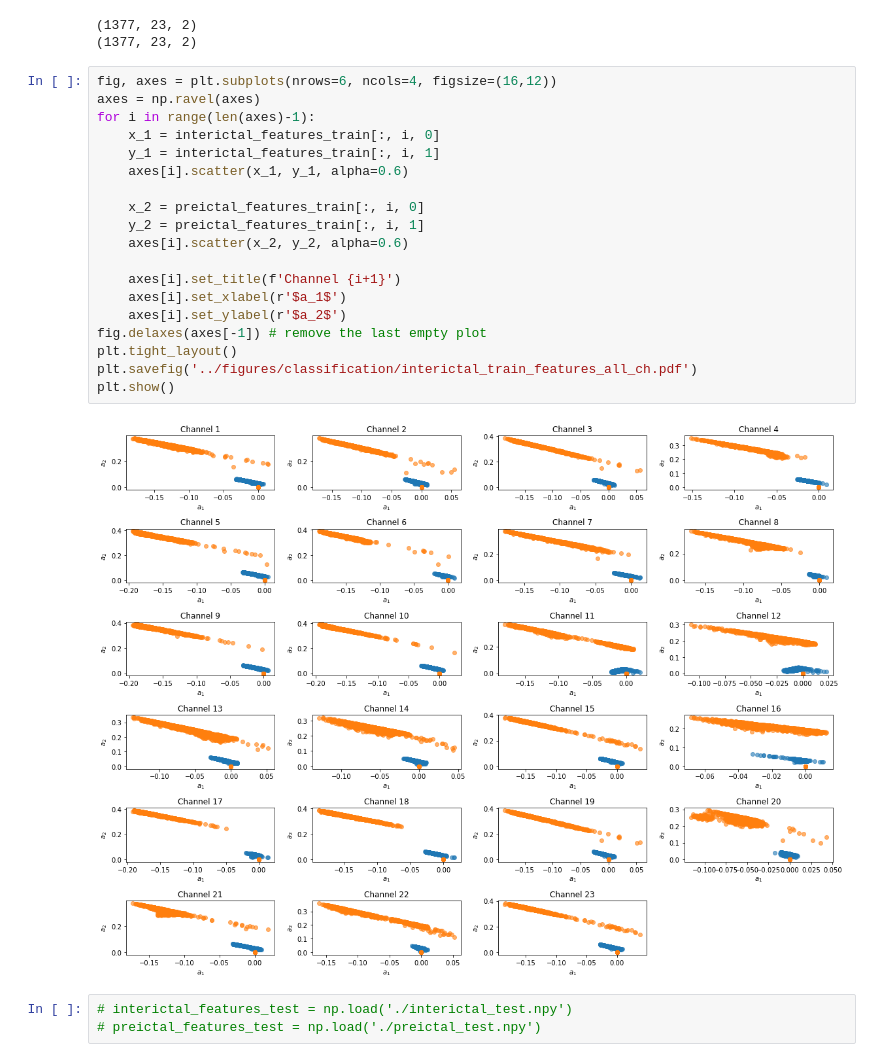
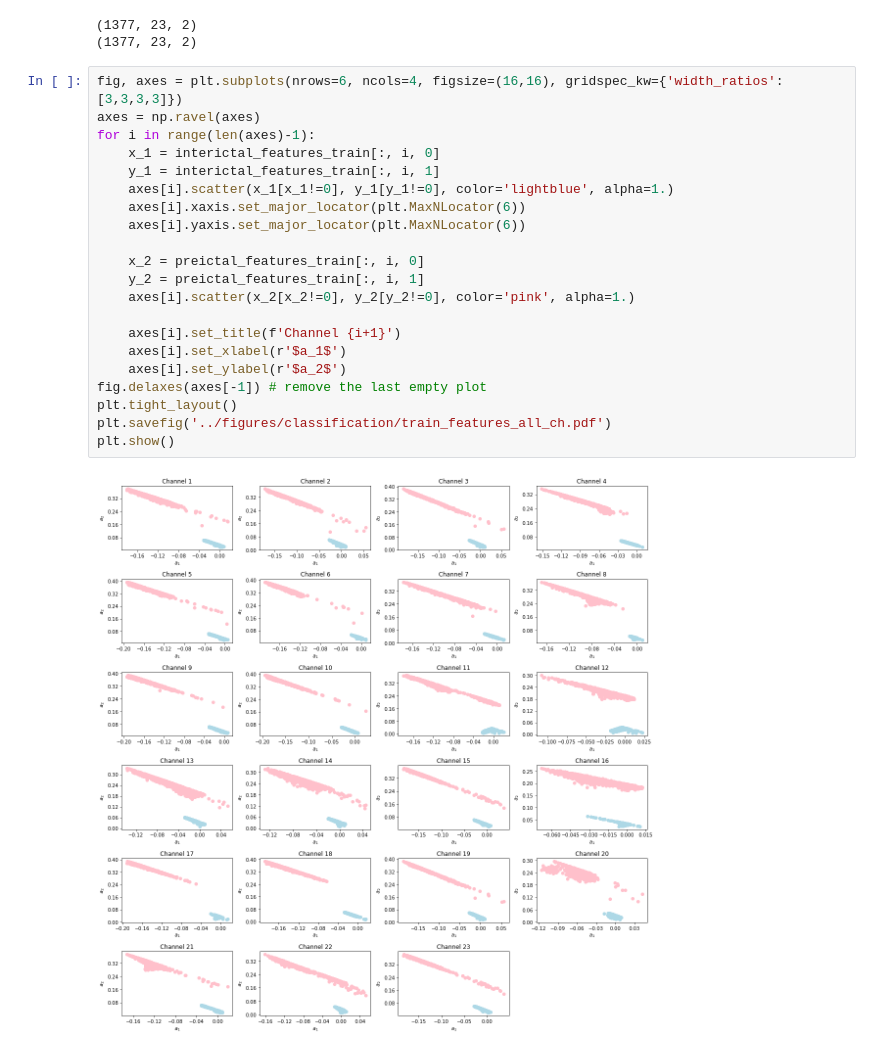
Before and after one commit to samisnotinsane/chbmit-seizure-prediction, a Jupyter notebook: classification/feature_visualise.ipynb, the cells around one changed output. Saved outputs shown, nothing was run; the diff lists cells and outputs as text.

```diff
--- a/classification/feature_visualise.ipynb
+++ b/classification/feature_visualise.ipynb
@@ -10,26 +10,25 @@ print(preictal_features_train.shape)
 (1377, 23, 2)
 (1377, 23, 2)
 # %%
-fig, axes = plt.subplots(nrows=6, ncols=4, figsize=(16,12))
+fig, axes = plt.subplots(nrows=6, ncols=4, figsize=(16,16), gridspec_kw={'width_ratios': [3,3,3,3]})
 axes = np.ravel(axes)
 for i in range(len(axes)-1):
     x_1 = interictal_features_train[:, i, 0]
     y_1 = interictal_features_train[:, i, 1]
-    axes[i].scatter(x_1, y_1, alpha=0.6)
+    axes[i].scatter(x_1[x_1!=0], y_1[y_1!=0], color='lightblue', alpha=1.)
+    axes[i].xaxis.set_major_locator(plt.MaxNLocator(6))
+    axes[i].yaxis.set_major_locator(plt.MaxNLocator(6))
 
     x_2 = preictal_features_train[:, i, 0]
     y_2 = preictal_features_train[:, i, 1]
-    axes[i].scatter(x_2, y_2, alpha=0.6)
+    axes[i].scatter(x_2[x_2!=0], y_2[y_2!=0], color='pink', alpha=1.)
 
     axes[i].set_title(f'Channel {i+1}')
     axes[i].set_xlabel(r'$a_1$')
     axes[i].set_ylabel(r'$a_2$')
 fig.delaxes(axes[-1]) # remove the last empty plot
 plt.tight_layout()
-plt.savefig('../figures/classification/interictal_train_features_all_ch.pdf')
+plt.savefig('../figures/classification/train_features_all_ch.pdf')
 plt.show()
 # %% [output]
-[figure, old version]
+[figure, new version]
-# %%
-# interictal_features_test = np.load('./interictal_test.npy')
-# preictal_features_test = np.load('./preictal_test.npy')
```
Also changed, not shown: parts of 1 cell of this notebook, 5 other files.
